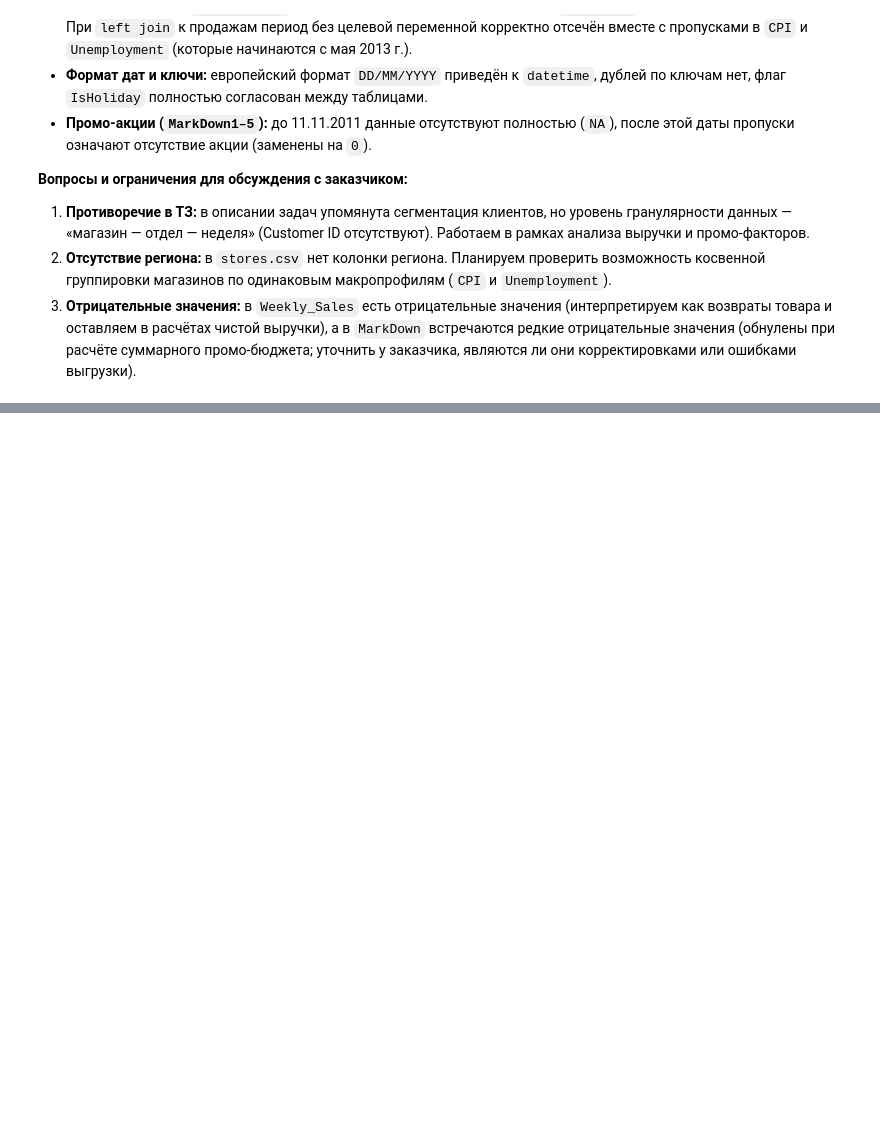
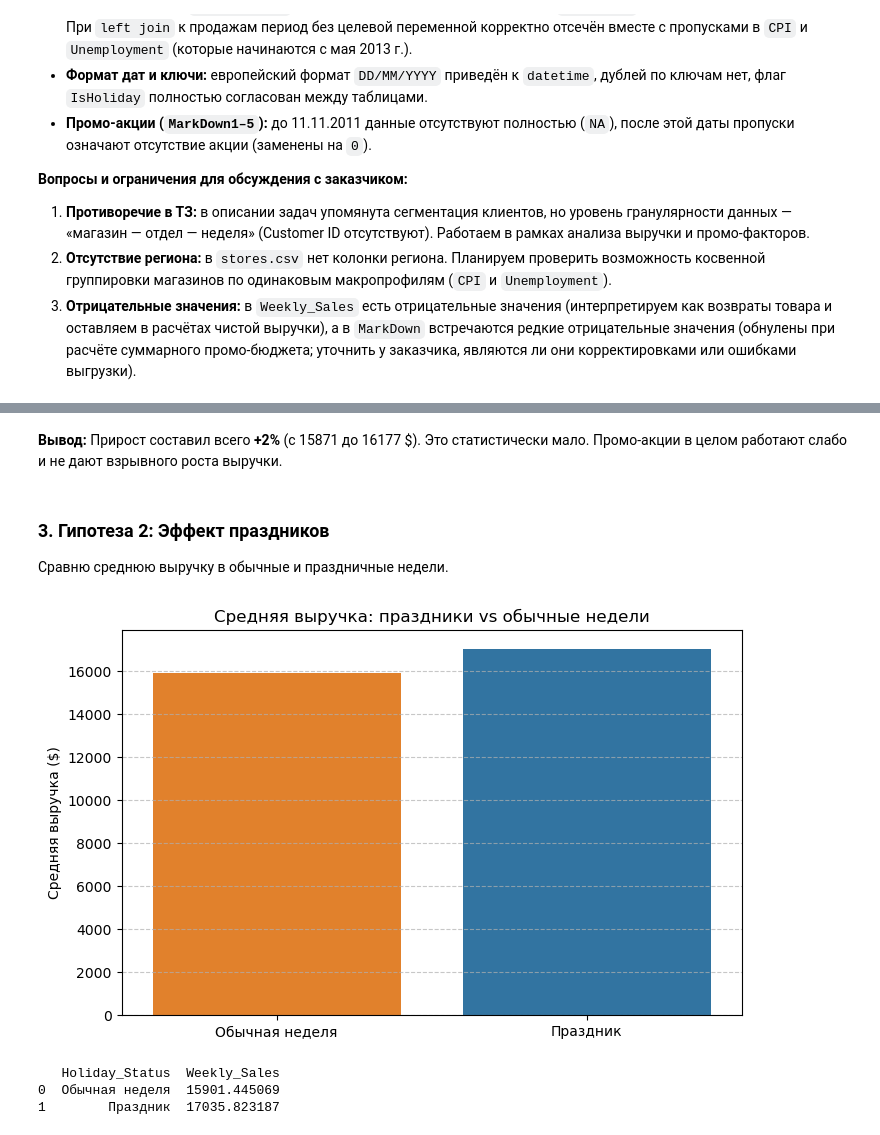
Before and after one commit to lamahr/Store_Data_Audit, a Jupyter notebook: notebooks/01_data_audit.ipynb, the cells around one changed output, grey strips where cells are left out. Cells and saved outputs as stored; diff of their text form; code cells hidden in the pictures; blank space fills up the shorter version.

```diff
--- a/notebooks/01_data_audit.ipynb
+++ b/notebooks/01_data_audit.ipynb
@@ -178,0 +240,27 @@ display(df.head(5))
+# %% [markdown]
+**Вывод:** Прирост составил всего **+2%** (с 15871 до 16177 $). Это статистически мало. Промо-акции в целом работают слабо и не дают взрывного роста выручки.
+# %% [markdown]
+### 3. Гипотеза 2: Эффект праздников
+Сравню среднюю выручку в обычные и праздничные недели.
+# %%
+# Название
+df['Holiday_Status'] = df['IsHoliday'].map({True: 'Праздник', False: 'Обычная неделя'})
+
+# Считаем среднюю выручку
+holiday_effect = df.groupby('Holiday_Status')['Weekly_Sales'].mean().reset_index()
+
+# Строим график
+plt.figure(figsize=(8, 5))
+sns.barplot(data=holiday_effect, x='Holiday_Status', y='Weekly_Sales', hue='Holiday_Status', palette=['#ff7f0e', '#1f77b4'], legend=False)
+plt.title('Средняя выручка: праздники vs обычные недели')
+plt.ylabel('Средняя выручка ($)')
+plt.xlabel('')
+plt.grid(axis='y', linestyle='--', alpha=0.7)
+plt.show()
+
+print(holiday_effect)
+# %% [output]
+[figure, added]
+   Holiday_Status  Weekly_Sales
+0  Обычная неделя  15901.445069
+1        Праздник  17035.823187
```
Also changed, not shown: parts of 12 cells of this notebook.
